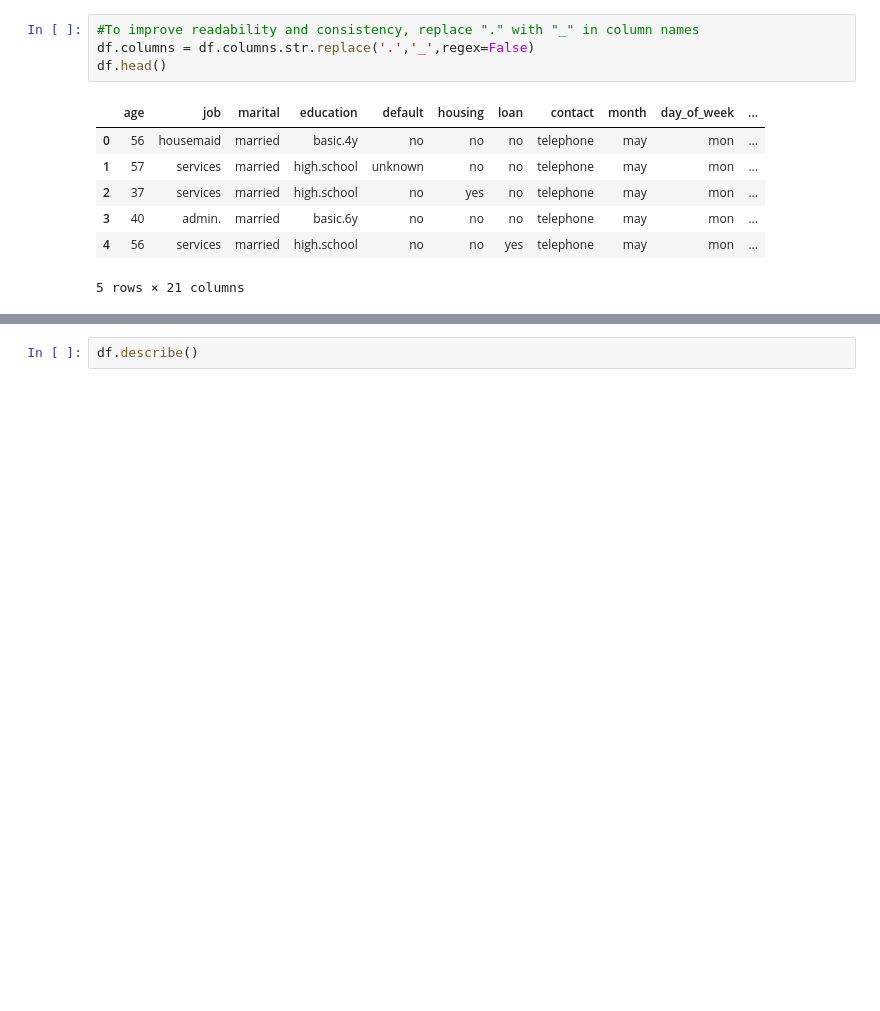
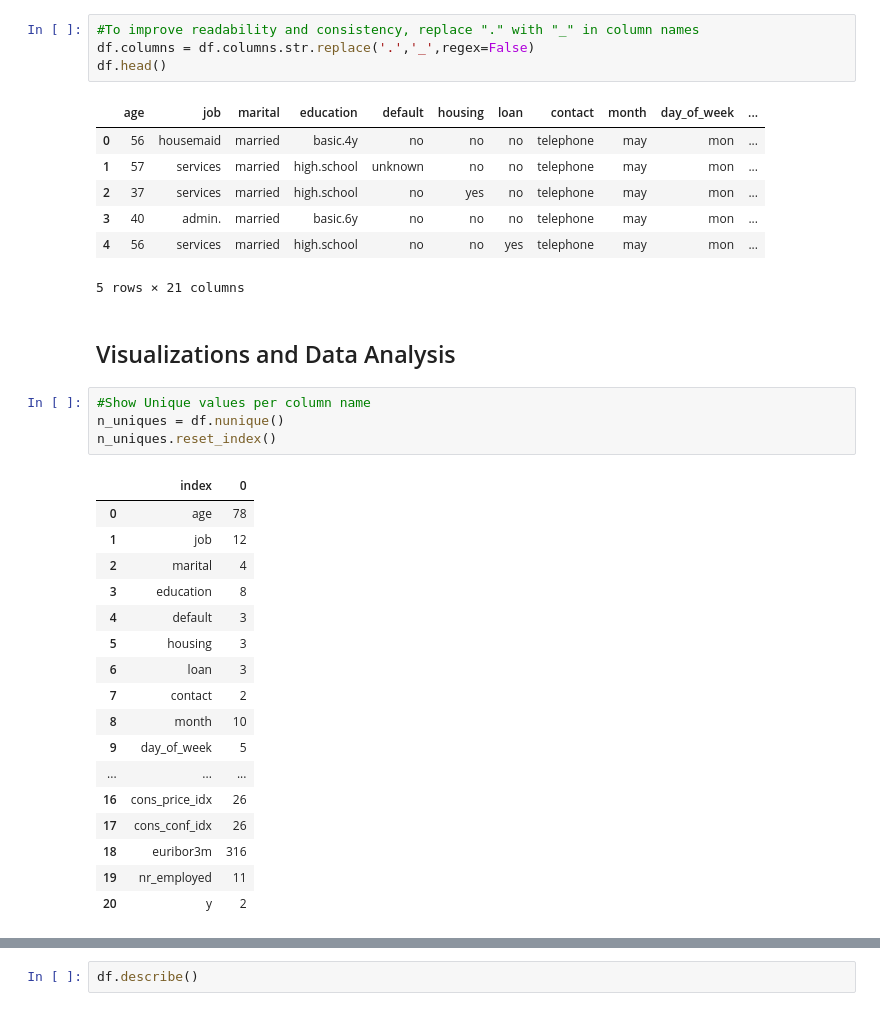
Before and after one commit to msalaverri/logistic-regression-msalaverri, a Jupyter notebook: src/explore.ipynb, the cells around one changed output, grey strips where cells are left out. Drawn from its saved outputs; the diff is of its cells as text; blank space fills up the shorter version.

```diff
--- a/src/explore.ipynb
+++ b/src/explore.ipynb
@@ -154,3 +138,27 @@ df.head()
 | 3 | 40 | admin. | married | basic.6y | no | no | no | telephone | may | mon | ... |
 | 4 | 56 | services | married | high.school | no | no | yes | telephone | may | mon | ... |
 5 rows × 21 columns
+# %% [markdown]
+## Visualizations and Data Analysis
+# %%
+#Show Unique values per column name
+n_uniques = df.nunique()
+n_uniques.reset_index()
+# %% [output]
+|  | index | 0 |
+| 0 | age | 78 |
+| 1 | job | 12 |
+| 2 | marital | 4 |
+| 3 | education | 8 |
+| 4 | default | 3 |
+| 5 | housing | 3 |
+| 6 | loan | 3 |
+| 7 | contact | 2 |
+| 8 | month | 10 |
+| 9 | day_of_week | 5 |
+| ... | ... | ... |
+| 16 | cons_price_idx | 26 |
+| 17 | cons_conf_idx | 26 |
+| 18 | euribor3m | 316 |
+| 19 | nr_employed | 11 |
+| 20 | y | 2 |
```
Also changed, not shown: parts of 11 cells of this notebook.
